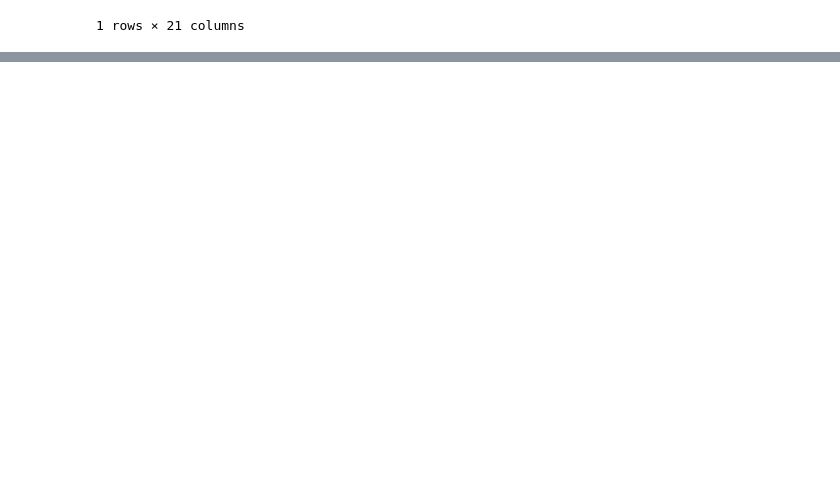
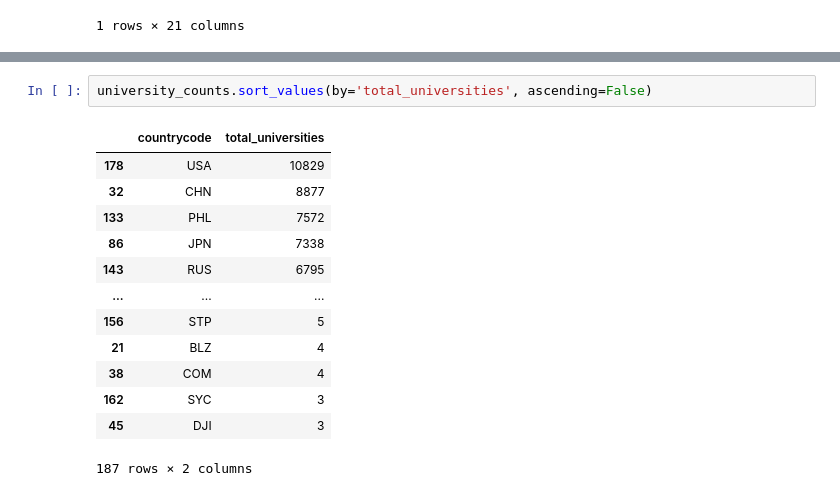
Before and after one commit to hannanmustajab/University-Enrolment-Dashboad-D3.js-, a Jupyter notebook: DV-Preprocessing.ipynb, the cells around one changed output, grey strips where cells are left out. Drawn from its saved outputs; the diff is of its cells as text; blank space fills up the shorter version.

```diff
--- a/DV-Preprocessing.ipynb
+++ b/DV-Preprocessing.ipynb
@@ -506,0 +467,16 @@ rslt_df
+# %%
+university_counts.sort_values(by='total_universities', ascending=False)
+# %% [output]
+|  | countrycode | total_universities |
+| 178 | USA | 10829 |
+| 32 | CHN | 8877 |
+| 133 | PHL | 7572 |
+| 86 | JPN | 7338 |
+| 143 | RUS | 6795 |
+| ... | ... | ... |
+| 156 | STP | 5 |
+| 21 | BLZ | 4 |
+| 38 | COM | 4 |
+| 162 | SYC | 3 |
+| 45 | DJI | 3 |
+187 rows × 2 columns
```
Also changed, not shown: parts of 15 cells of this notebook, 15 other files.
